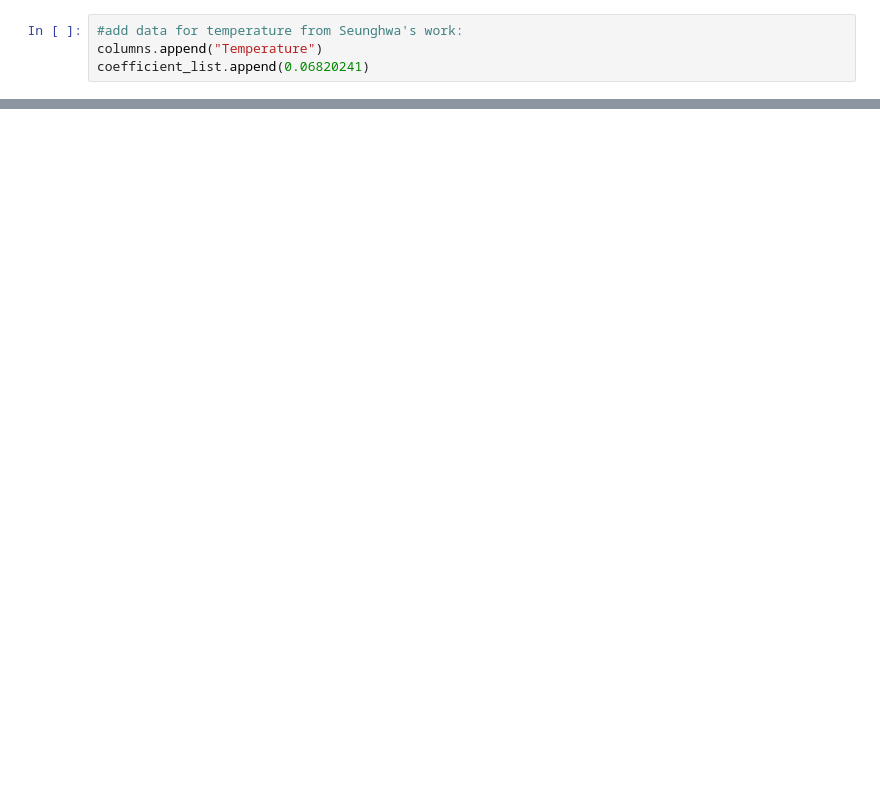
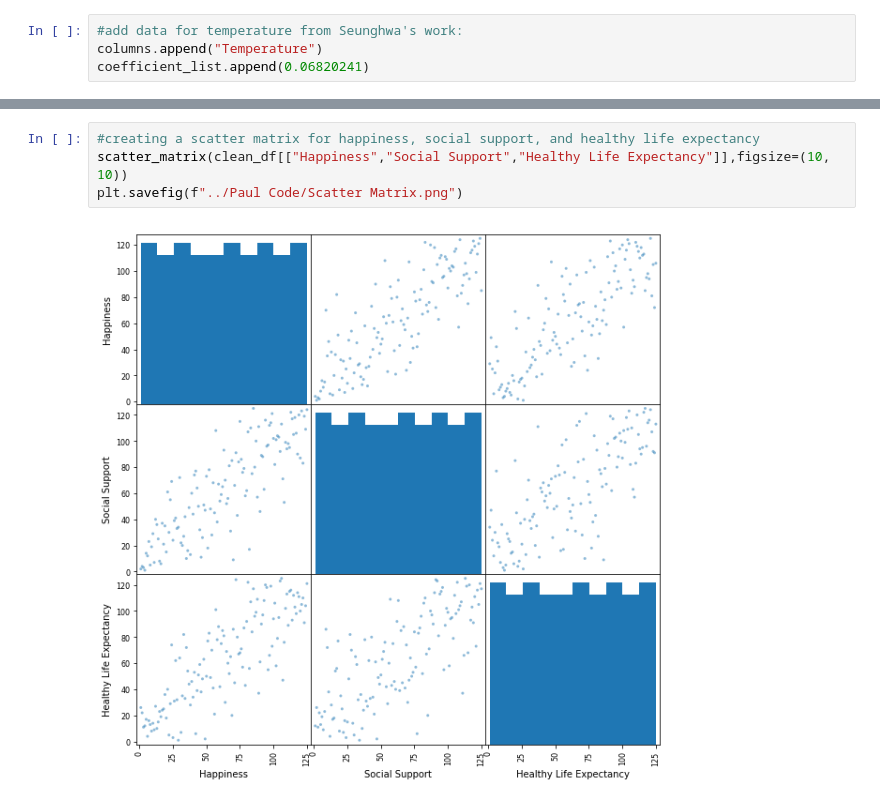
Before and after one commit to soobing91/P1_World_Happiness_Report, a Jupyter notebook: Paul Code/padean_ScatterPlots10.ipynb, the cells around one changed output, grey strips where cells are left out. Cells and saved outputs as stored; diff of their text form; blank space fills up the shorter version.

```diff
--- a/Paul Code/padean_ScatterPlots10.ipynb
+++ b/Paul Code/padean_ScatterPlots10.ipynb
@@ -126,0 +162,6 @@ coeff_pd
+# %%
+#creating a scatter matrix for happiness, social support, and healthy life expectancy
+scatter_matrix(clean_df[["Happiness","Social Support","Healthy Life Expectancy"]],figsize=(10, 10))
+plt.savefig(f"../Paul Code/Scatter Matrix.png")
+# %% [output]
+[figure, added]
```
Also changed, not shown: parts of 8 cells of this notebook, 14 other files.
